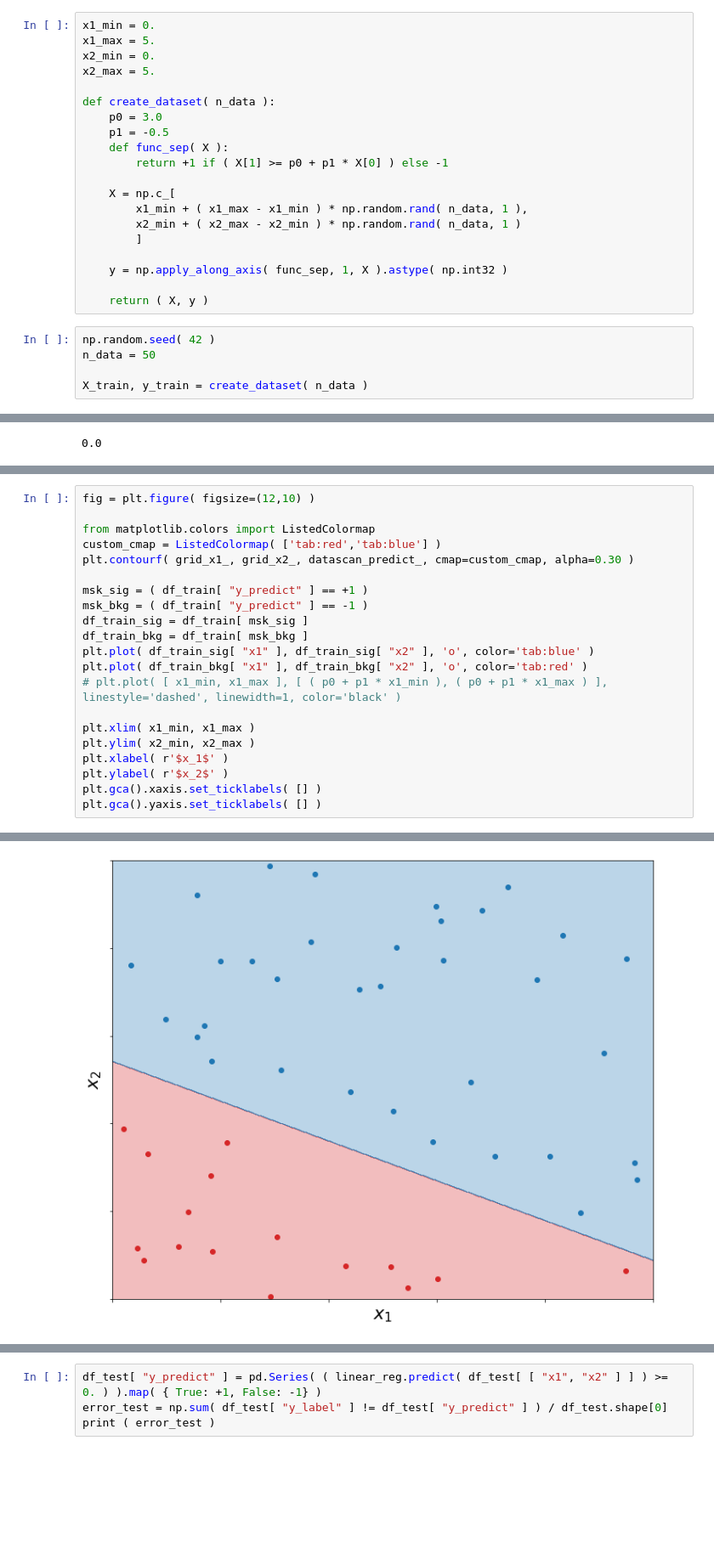
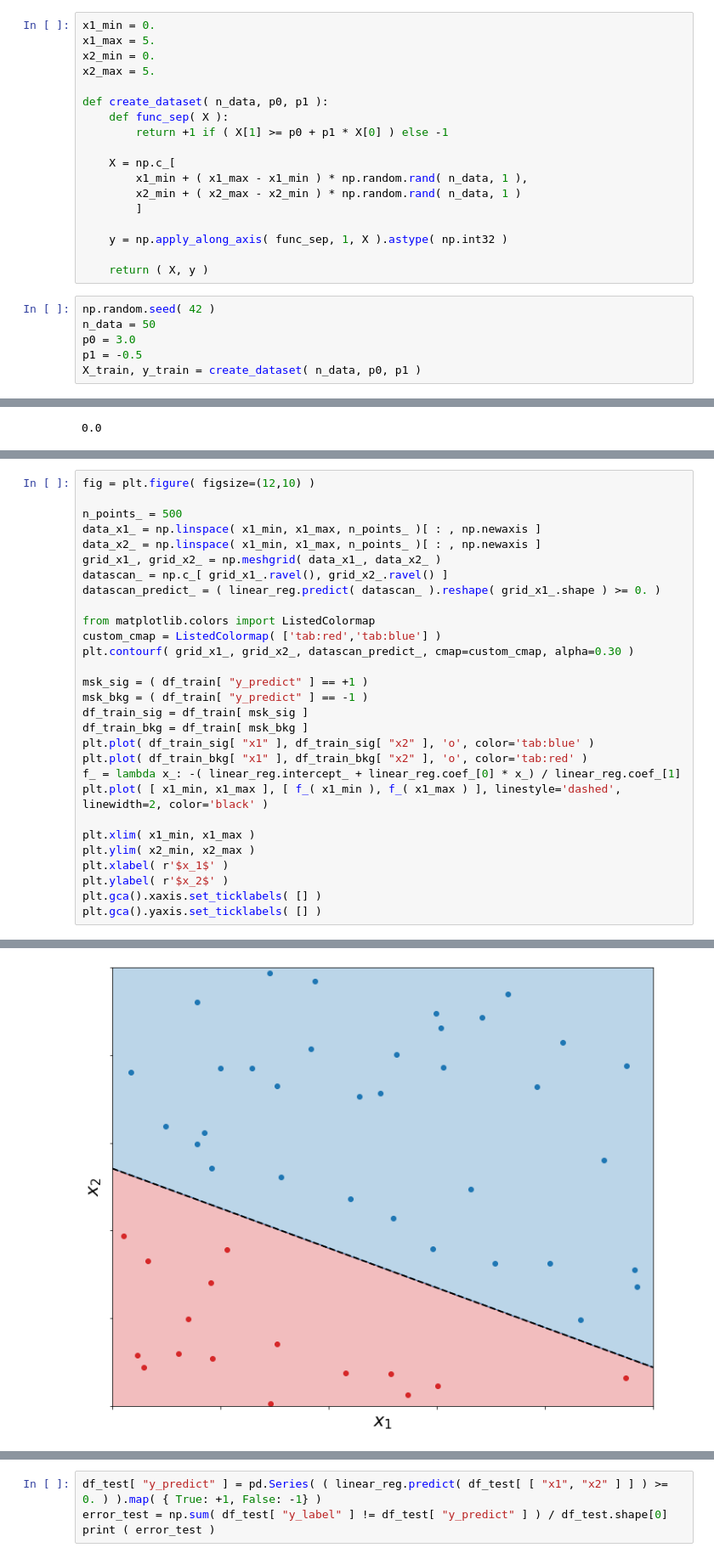
Before and after one commit to clemencia/ML4Physics, a Jupyter notebook: Classificação_Regressão_Linear.ipynb, the cells around one changed output, grey strips where cells are left out. Shown at 85% size. Cells and saved outputs as stored; diff of their text form; blank space fills up the shorter version.

```diff
--- a/Classificação_Regressão_Linear.ipynb
+++ b/Classificação_Regressão_Linear.ipynb
@@ -26,9 +26,7 @@ x1_max = 5.
 x2_min = 0.
 x2_max = 5.
 
-def create_dataset( n_data ):
-    p0 = 3.0
-    p1 = -0.5
+def create_dataset( n_data, p0, p1 ):
     def func_sep( X ):
         return +1 if ( X[1] >= p0 + p1 * X[0] ) else -1
 
@@ -43,8 +41,9 @@ def create_dataset( n_data ):
 # %%
 np.random.seed( 42 )
 n_data = 50
-
-X_train, y_train = create_dataset( n_data )
+p0 = 3.0
+p1 = -0.5
+X_train, y_train = create_dataset( n_data, p0, p1 )
 # %%
 df_train = pd.DataFrame( np.c_[ X_train, y_train ], columns=( "x1", "x2", "y_label" ) ).astype( { "y_label": "int32" } )
 df_train
@@ -145,24 +149,32 @@ datascan_predict_ = ( linear_reg.predict( datascan_ ).reshape( grid_x1_.shape )
 # %%
 fig = plt.figure( figsize=(12,10) )
+
+n_points_ = 500
+data_x1_ = np.linspace( x1_min, x1_max, n_points_ )[ : , np.newaxis ]
+data_x2_ = np.linspace( x1_min, x1_max, n_points_ )[ : , np.newaxis ]
+grid_x1_, grid_x2_ = np.meshgrid( data_x1_, data_x2_ )
+datascan_ = np.c_[ grid_x1_.ravel(), grid_x2_.ravel() ]
+datascan_predict_ = ( linear_reg.predict( datascan_ ).reshape( grid_x1_.shape ) >= 0. )
 
 from matplotlib.colors import ListedColormap
 custom_cmap = ListedColormap( ['tab:red','tab:blue'] )
 plt.contourf( grid_x1_, grid_x2_, datascan_predict_, cmap=custom_cmap, alpha=0.30 )
 
 msk_sig = ( df_train[ "y_predict" ] == +1 )
 msk_bkg = ( df_train[ "y_predict" ] == -1 )
 df_train_sig = df_train[ msk_sig ]
 df_train_bkg = df_train[ msk_bkg ]
 plt.plot( df_train_sig[ "x1" ], df_train_sig[ "x2" ], 'o', color='tab:blue' )
 plt.plot( df_train_bkg[ "x1" ], df_train_bkg[ "x2" ], 'o', color='tab:red' )
-# plt.plot( [ x1_min, x1_max ], [ ( p0 + p1 * x1_min ), ( p0 + p1 * x1_max ) ], linestyle='dashed', linewidth=1, color='black' )
+f_ = lambda x_: -( linear_reg.intercept_ + linear_reg.coef_[0] * x_) / linear_reg.coef_[1]
+plt.plot( [ x1_min, x1_max ], [ f_( x1_min ), f_( x1_max ) ], linestyle='dashed', linewidth=2, color='black' )
 
 plt.xlim( x1_min, x1_max )
 plt.ylim( x2_min, x2_max )
 plt.xlabel( r'$x_1$' )
 plt.ylabel( r'$x_2$' )
 plt.gca().xaxis.set_ticklabels( [] )
 plt.gca().yaxis.set_ticklabels( [] )
 # %% [output]
 []
-[figure, old version]
+[figure, new version]
```
Also changed, not shown: parts of 15 cells of this notebook.
